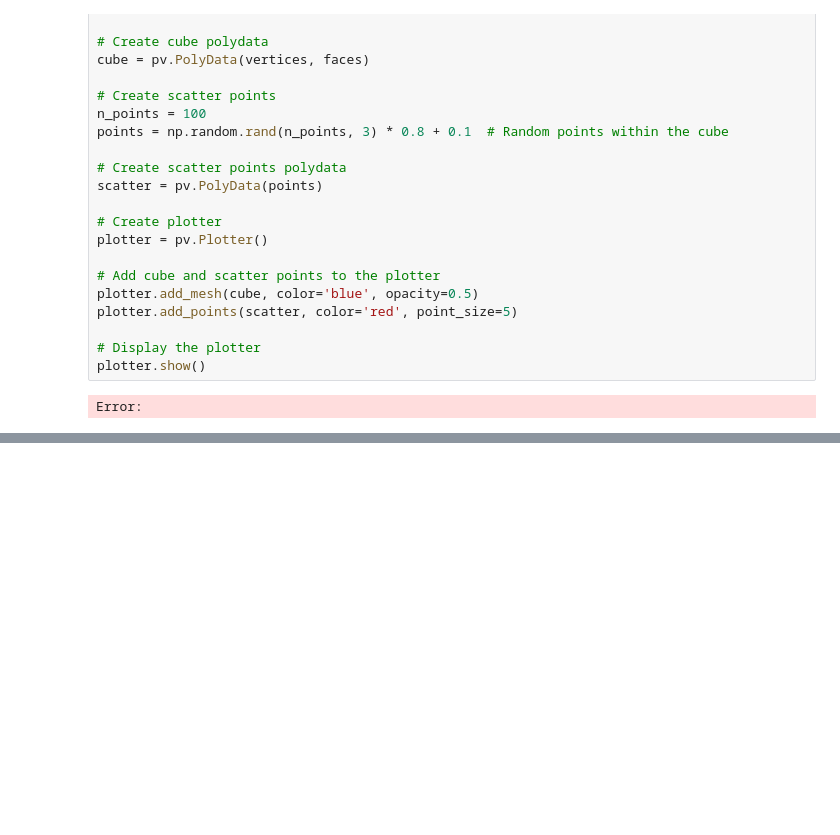
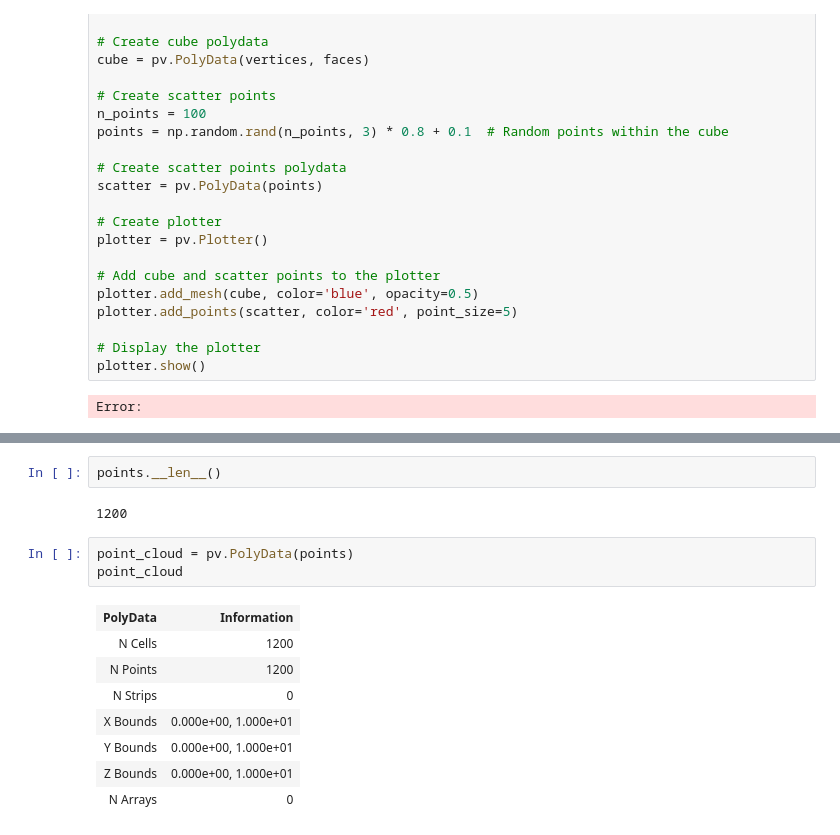
Before and after one commit to P-AEL/IoT, a Jupyter notebook: Testing_out_pyvista.ipynb, the cells around one changed output, grey strips where cells are left out. Cells and saved outputs as stored; diff of their text form; blank space fills up the shorter version.

```diff
--- a/Testing_out_pyvista.ipynb
+++ b/Testing_out_pyvista.ipynb
@@ -77,0 +152,16 @@ Falling back to a static output.
+# %%
+points.__len__()
+# %% [output]
+1200
+# %%
+point_cloud = pv.PolyData(points)
+point_cloud
+# %% [output]
+| PolyData | Information |
+| N Cells | 1200 |
+| N Points | 1200 |
+| N Strips | 0 |
+| X Bounds | 0.000e+00, 1.000e+01 |
+| Y Bounds | 0.000e+00, 1.000e+01 |
+| Z Bounds | 0.000e+00, 1.000e+01 |
+| N Arrays | 0 |
```
Also changed, not shown: parts of 8 cells of this notebook.
